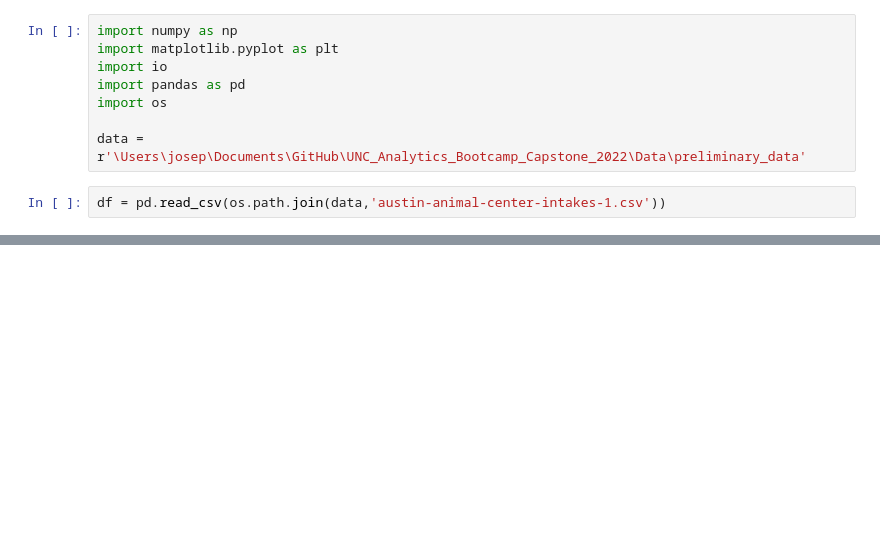
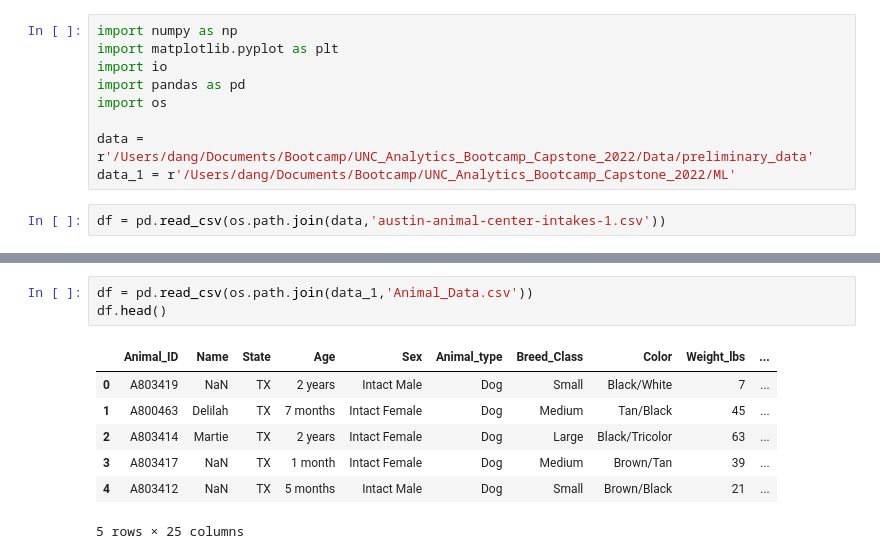
Before and after one commit to jobloom79/UNC_Analytics_Bootcamp_Capstone_2022, a Jupyter notebook: ML/FirstStep_copy.ipynb, the cells around one changed output, grey strips where cells are left out. Saved outputs shown, nothing was run; the diff lists cells and outputs as text; blank space fills up the shorter version.

Commit message:
Add changes in FirstStep_copy - loaded the Animal_Data.csv

```diff
--- a/ML/FirstStep_copy.ipynb
+++ b/ML/FirstStep_copy.ipynb
@@ -7,7 +7,8 @@ import io
 import pandas as pd
 import os
 
-data = r'\Users\josep\Documents\GitHub\UNC_Analytics_Bootcamp_Capstone_2022\Data\preliminary_data'
+data = r'/Users/dang/Documents/Bootcamp/UNC_Analytics_Bootcamp_Capstone_2022/Data/preliminary_data'
+data_1 = r'/Users/dang/Documents/Bootcamp/UNC_Analytics_Bootcamp_Capstone_2022/ML'
 # %%
 df = pd.read_csv(os.path.join(data,'austin-animal-center-intakes-1.csv'))
 # %%
@@ -51,0 +63,11 @@ df.head()
+# %%
+df = pd.read_csv(os.path.join(data_1,'Animal_Data.csv'))
+df.head()
+# %% [output]
+|  | Animal_ID | Name | State | Age | Sex | Animal_type | Breed_Class | Color | Weight_lbs | ... |
+| 0 | A803419 | NaN | TX | 2 years | Intact Male | Dog | Small | Black/White | 7 | ... |
+| 1 | A800463 | Delilah | TX | 7 months | Intact Female | Dog | Medium | Tan/Black | 45 | ... |
+| 2 | A803414 | Martie | TX | 2 years | Intact Female | Dog | Large | Black/Tricolor | 63 | ... |
+| 3 | A803417 | NaN | TX | 1 month | Intact Female | Dog | Medium | Brown/Tan | 39 | ... |
+| 4 | A803412 | NaN | TX | 5 months | Intact Male | Dog | Small | Brown/Black | 21 | ... |
+5 rows × 25 columns
```
Also changed, not shown: parts of 2 cells of this notebook, 1 other file.
